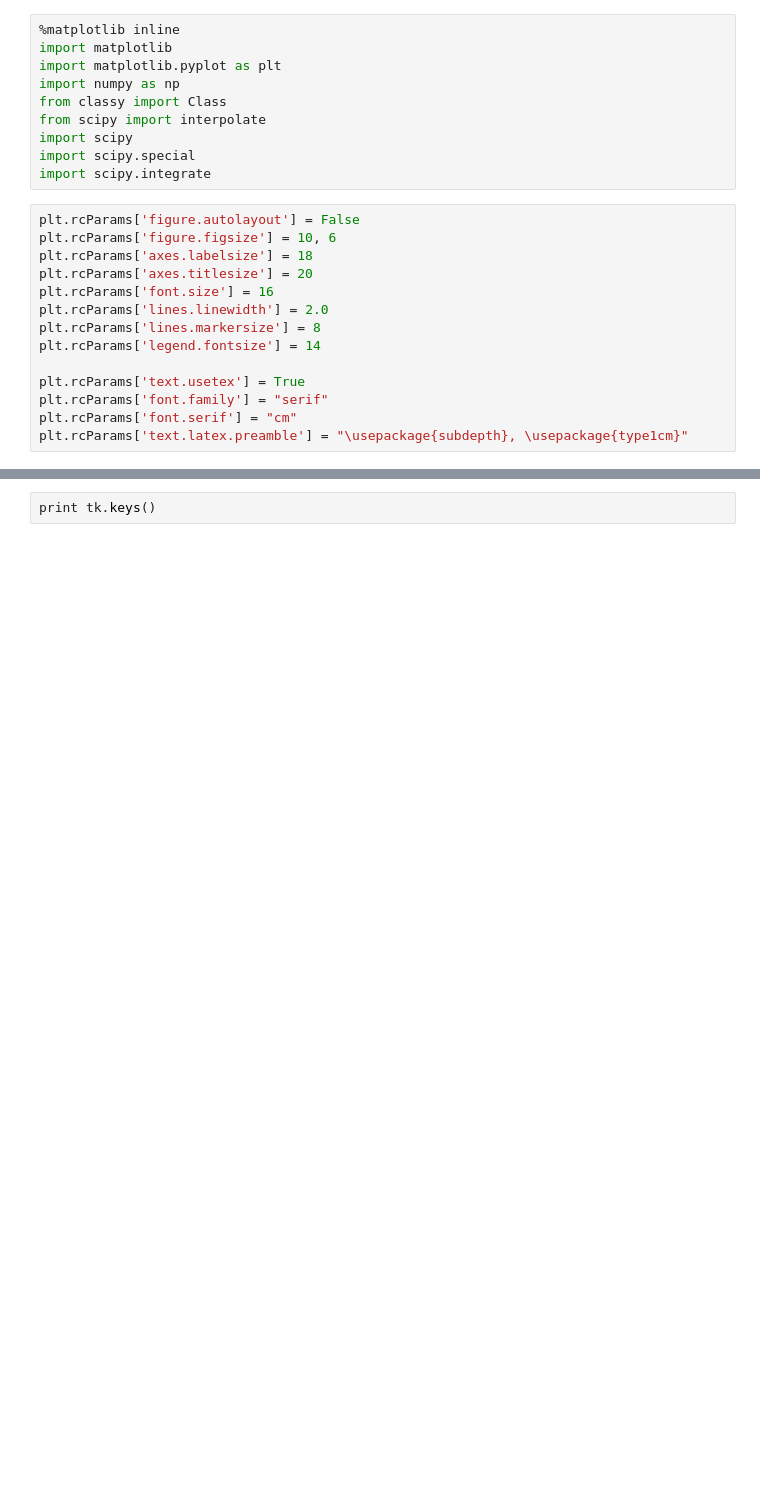
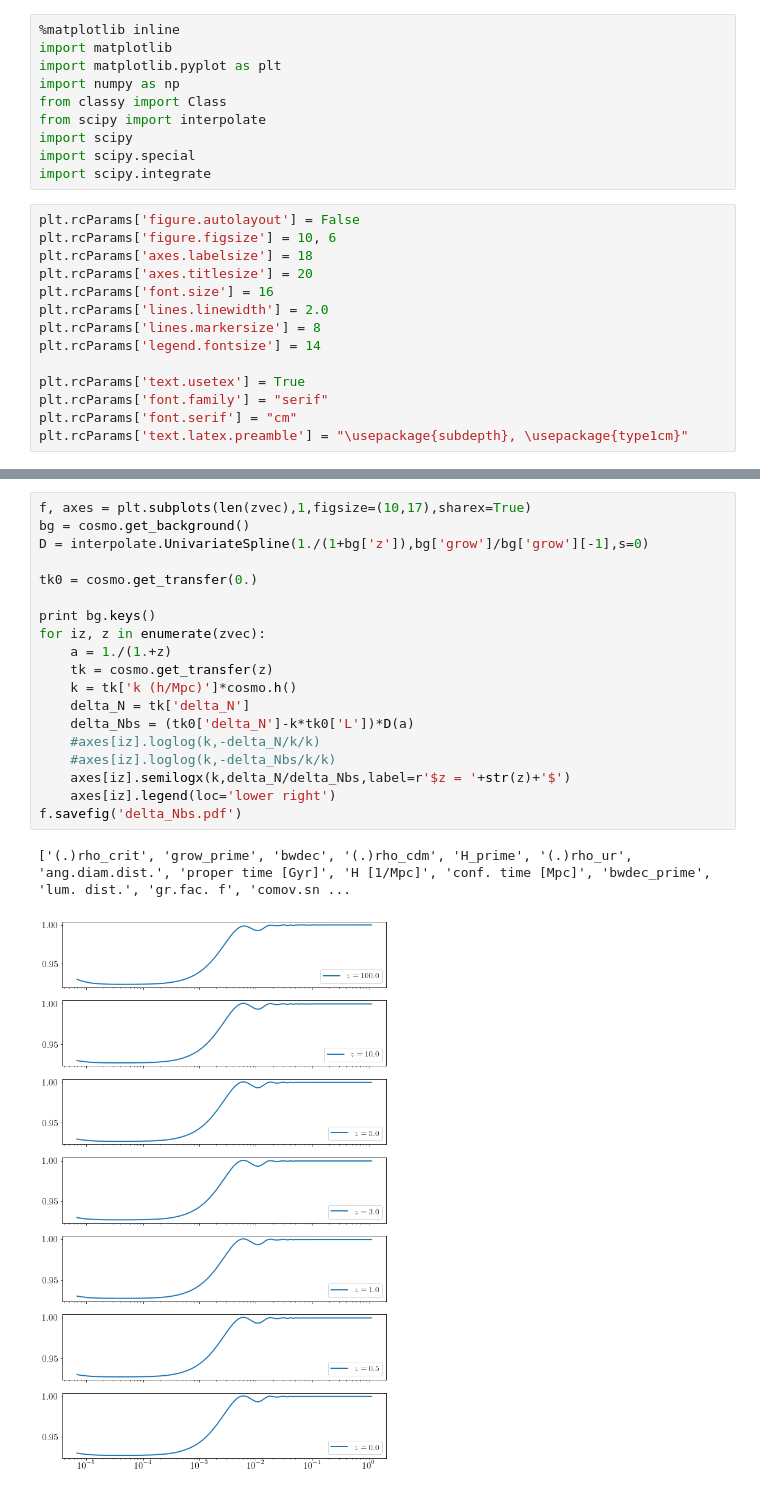
Before and after one commit to ThomasTram/CLASSmods, a Jupyter notebook: WeakFieldPlots.ipynb, the cells around one changed output, grey strips where cells are left out. Cells and saved outputs as stored; diff of their text form; blank space fills up the shorter version.

```diff
--- a/WeakFieldPlots.ipynb
+++ b/WeakFieldPlots.ipynb
@@ -149,2 +219,22 @@ f.savefig('delta_question_ratio.pdf')
-# %%
-print tk.keys()
+# %%
+f, axes = plt.subplots(len(zvec),1,figsize=(10,17),sharex=True)
+bg = cosmo.get_background()
+D = interpolate.UnivariateSpline(1./(1+bg['z']),bg['grow']/bg['grow'][-1],s=0)
+
+tk0 = cosmo.get_transfer(0.)
+
+print bg.keys()
+for iz, z in enumerate(zvec):
+    a = 1./(1.+z)
+    tk = cosmo.get_transfer(z)
+    k = tk['k (h/Mpc)']*cosmo.h()
+    delta_N = tk['delta_N']
+    delta_Nbs = (tk0['delta_N']-k*tk0['L'])*D(a)
+    #axes[iz].loglog(k,-delta_N/k/k)
+    #axes[iz].loglog(k,-delta_Nbs/k/k)
+    axes[iz].semilogx(k,delta_N/delta_Nbs,label=r'$z = '+str(z)+'$')
+    axes[iz].legend(loc='lower right')
+f.savefig('delta_Nbs.pdf')
+# %% [output]
+['(.)rho_crit', 'grow_prime', 'bwdec', '(.)rho_cdm', 'H_prime', '(.)rho_ur', 'ang.diam.dist.', 'proper time [Gyr]', 'H [1/Mpc]', 'conf. time [Mpc]', 'bwdec_prime', 'lum. dist.', 'gr.fac. f', 'comov.sn ...
+[figure, added]
```
Also changed, not shown: parts of 10 cells of this notebook.
